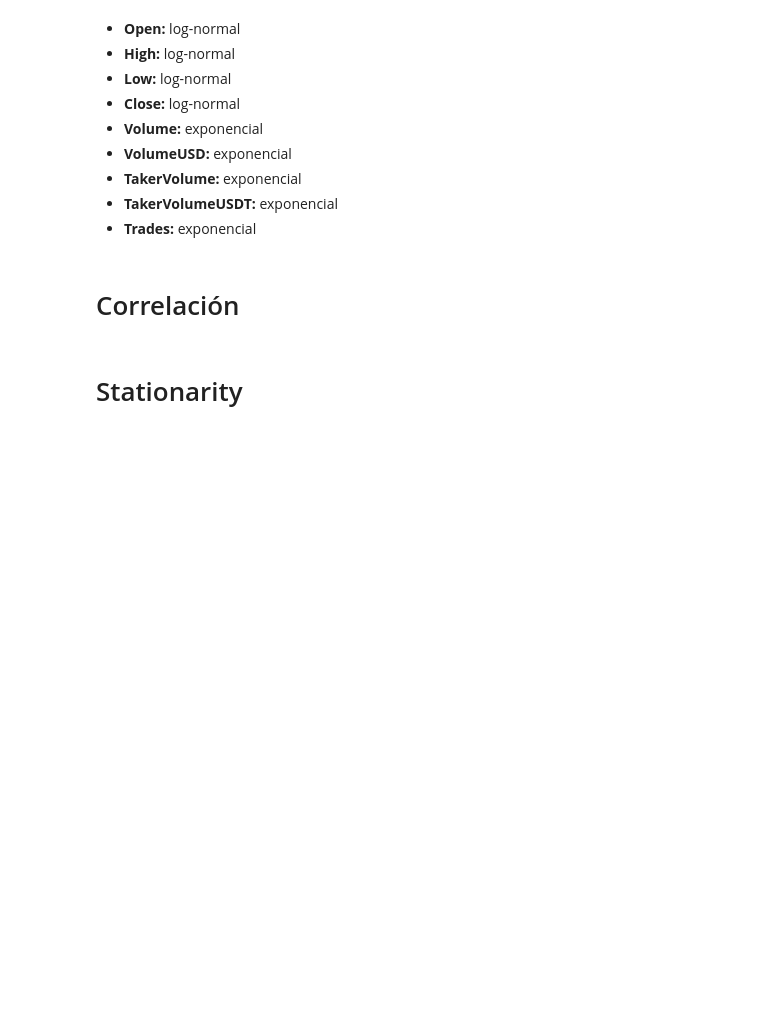
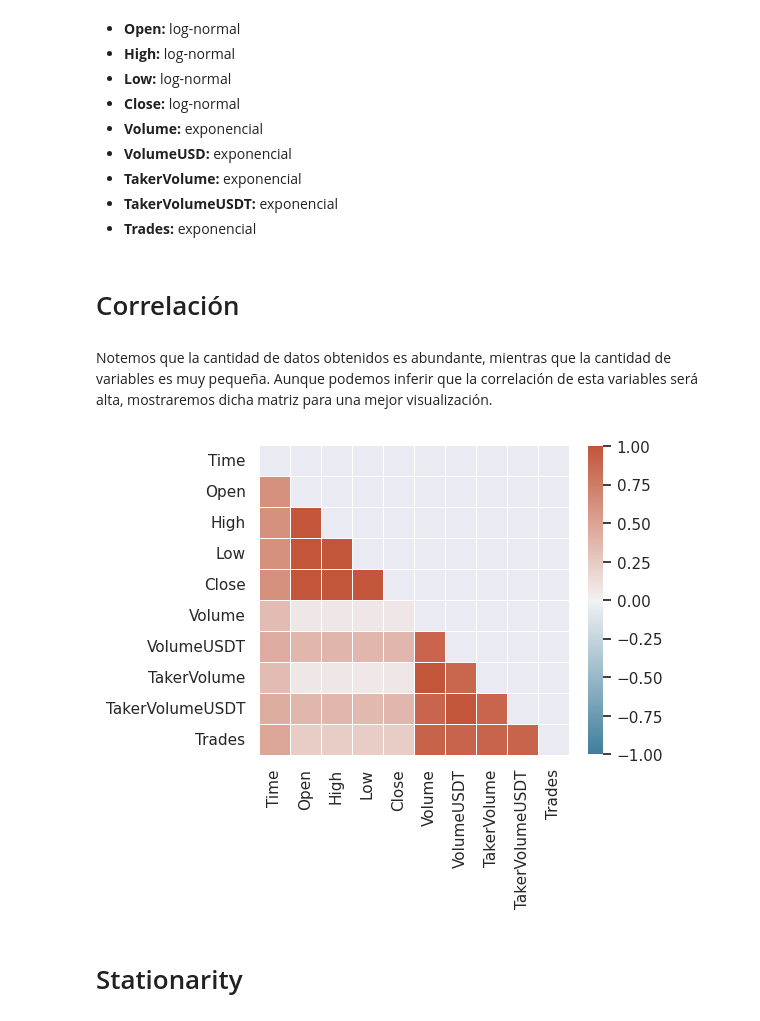
Before and after one commit to AlbertNath/BTC-LSTM, a Jupyter notebook: src/python/jnotes/02 Análisis_exploratorio.ipynb, the cells around one changed output. Saved outputs shown, nothing was run; the diff lists cells and outputs as text; code cells hidden in the pictures; blank space fills up the shorter version.

Commit message:
Added corr matrix

```diff
--- a/src/python/jnotes/02 Análisis_exploratorio.ipynb
+++ b/src/python/jnotes/02 Análisis_exploratorio.ipynb
@@ -91,6 +91,23 @@ array([<Axes: title={'center': 'Time'}>, <Axes: title={'center': 'Open'}>,
 * **Trades:** exponencial
 # %% [markdown]
 # Correlación
+# %% [markdown]
+Notemos que la cantidad de datos obtenidos es abundante, mientras que la cantidad de variables es muy pequeña. Aunque podemos inferir que la correlación de esta variables será alta, mostraremos dicha matriz para una mejor visualización.
+# %%
+corr = data.drop(data.columns[-1], axis=1).corr()
+
+sns.set_theme(style="dark")
+sns.axes_style("darkgrid")
+
+mask = np.triu(np.ones_like(corr, dtype=bool))
+fig, ax = plt.subplots(figsize=(5,8))
+cmap = sns.diverging_palette(230, 20, as_cmap=True)
+
+sns.heatmap(corr, mask=mask, cmap=cmap, vmin=-1, vmax=1,
+            square=True, linewidths=.5, cbar_kws={"shrink": 0.5})
+plt.show()
+# %% [output]
+[figure, added]
 # %% [markdown]
 # Stationarity
 # %%
```
Also changed, not shown: parts of 1 cell of this notebook.
